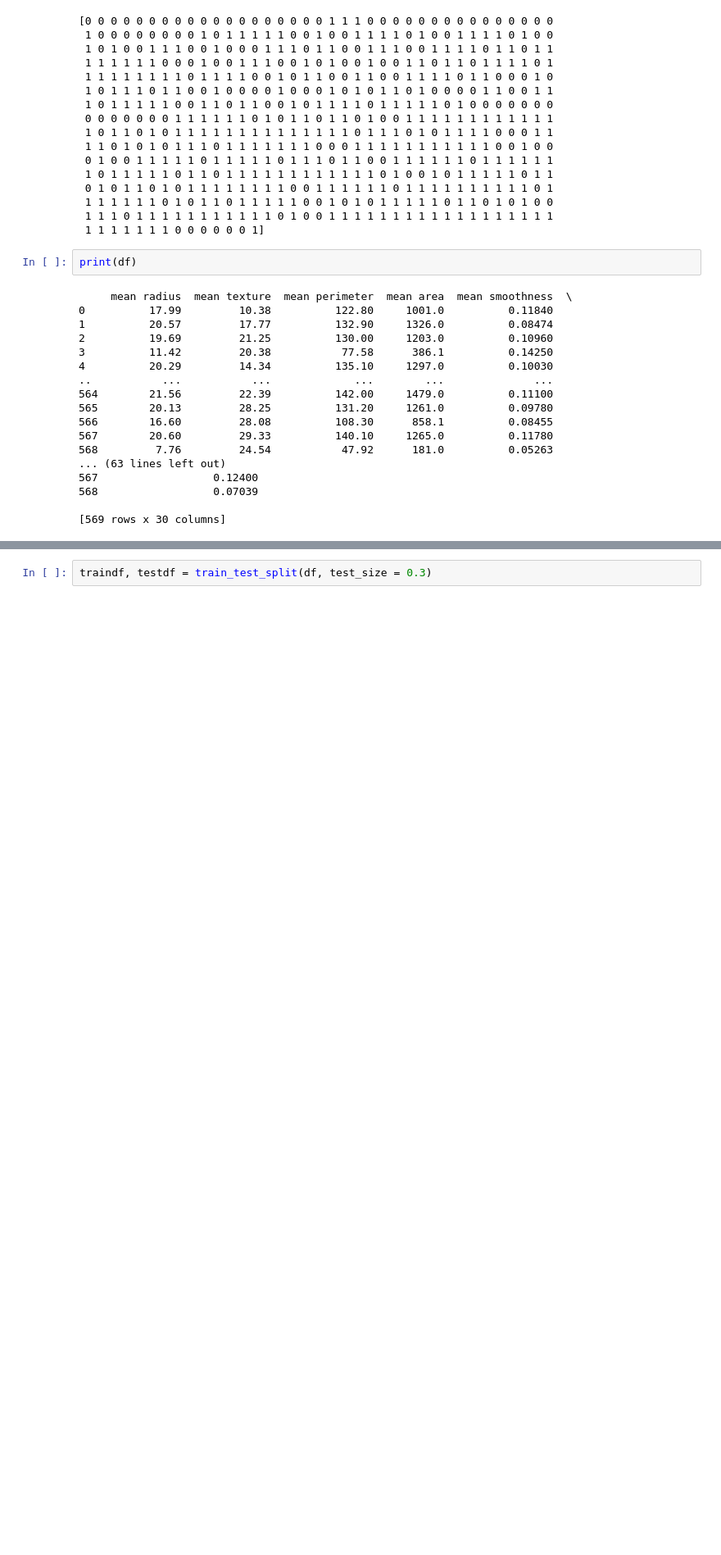
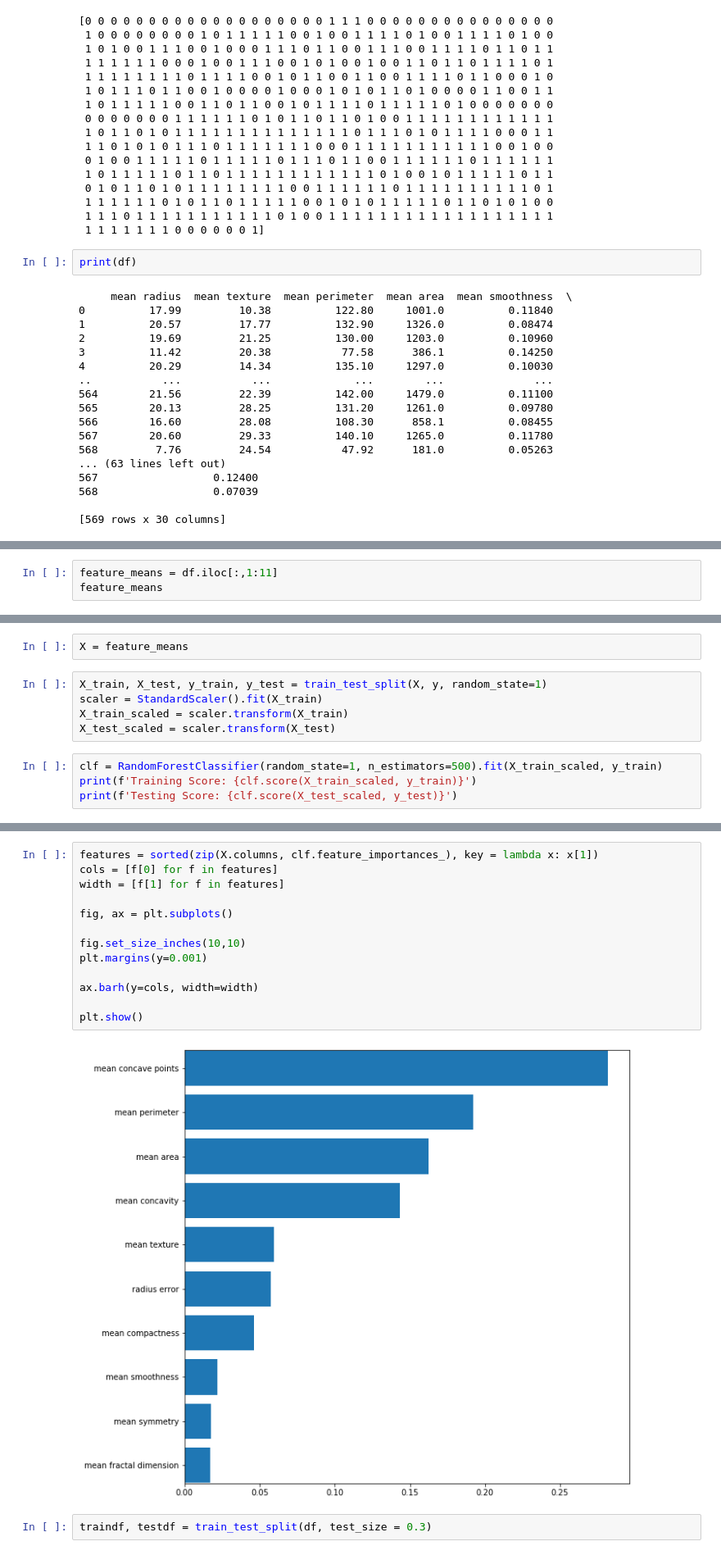
Before and after one commit to toshitorihara/Project4, a Jupyter notebook: Everett/Breast_cancer_analysis.ipynb, the cells around one changed output, grey strips where cells are left out. Shown at 82% size. Cells and saved outputs as stored; diff of their text form; blank space fills up the shorter version.

```diff
--- a/Everett/Breast_cancer_analysis.ipynb
+++ b/Everett/Breast_cancer_analysis.ipynb
@@ -163,0 +236,3 @@ print(df)
+# %%
+feature_means = df.iloc[:,1:11]
+feature_means
@@ -163,0 +253,11 @@ print(df)
+# %%
+X = feature_means
+# %%
+X_train, X_test, y_train, y_test = train_test_split(X, y, random_state=1)
+scaler = StandardScaler().fit(X_train)
+X_train_scaled = scaler.transform(X_train)
+X_test_scaled = scaler.transform(X_test)
+# %%
+clf = RandomForestClassifier(random_state=1, n_estimators=500).fit(X_train_scaled, y_train)
+print(f'Training Score: {clf.score(X_train_scaled, y_train)}')
+print(f'Testing Score: {clf.score(X_test_scaled, y_test)}')
@@ -164,3 +273,18 @@ print(df)
+# %%
+features = sorted(zip(X.columns, clf.feature_importances_), key = lambda x: x[1])
+cols = [f[0] for f in features]
+width = [f[1] for f in features]
+
+fig, ax = plt.subplots()
+
+fig.set_size_inches(10,10)
+plt.margins(y=0.001)
+
+ax.barh(y=cols, width=width)
+
+plt.show()
+# %% [output]
+[figure, added]
 # %%
 traindf, testdf = train_test_split(df, test_size = 0.3)
 # %%
```
Also changed, not shown: parts of 9 cells of this notebook.
